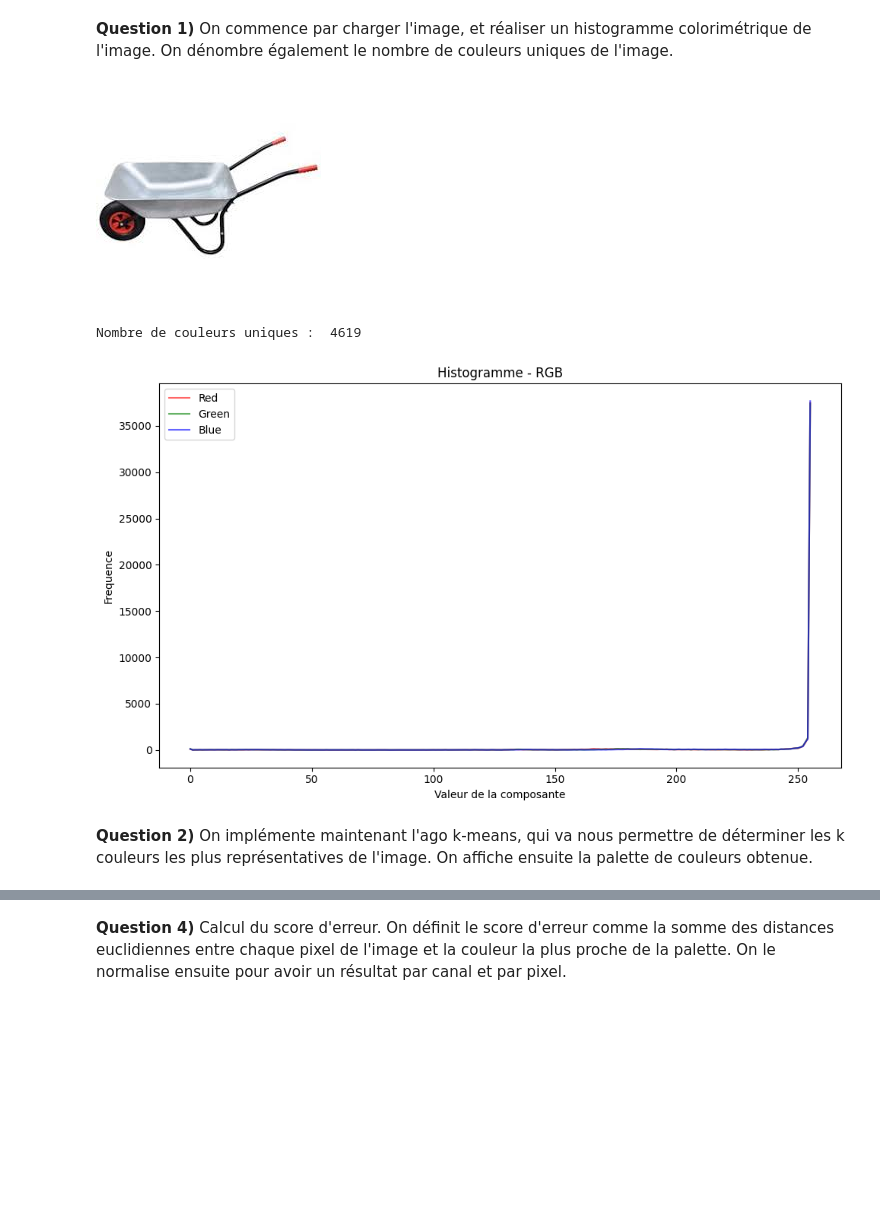
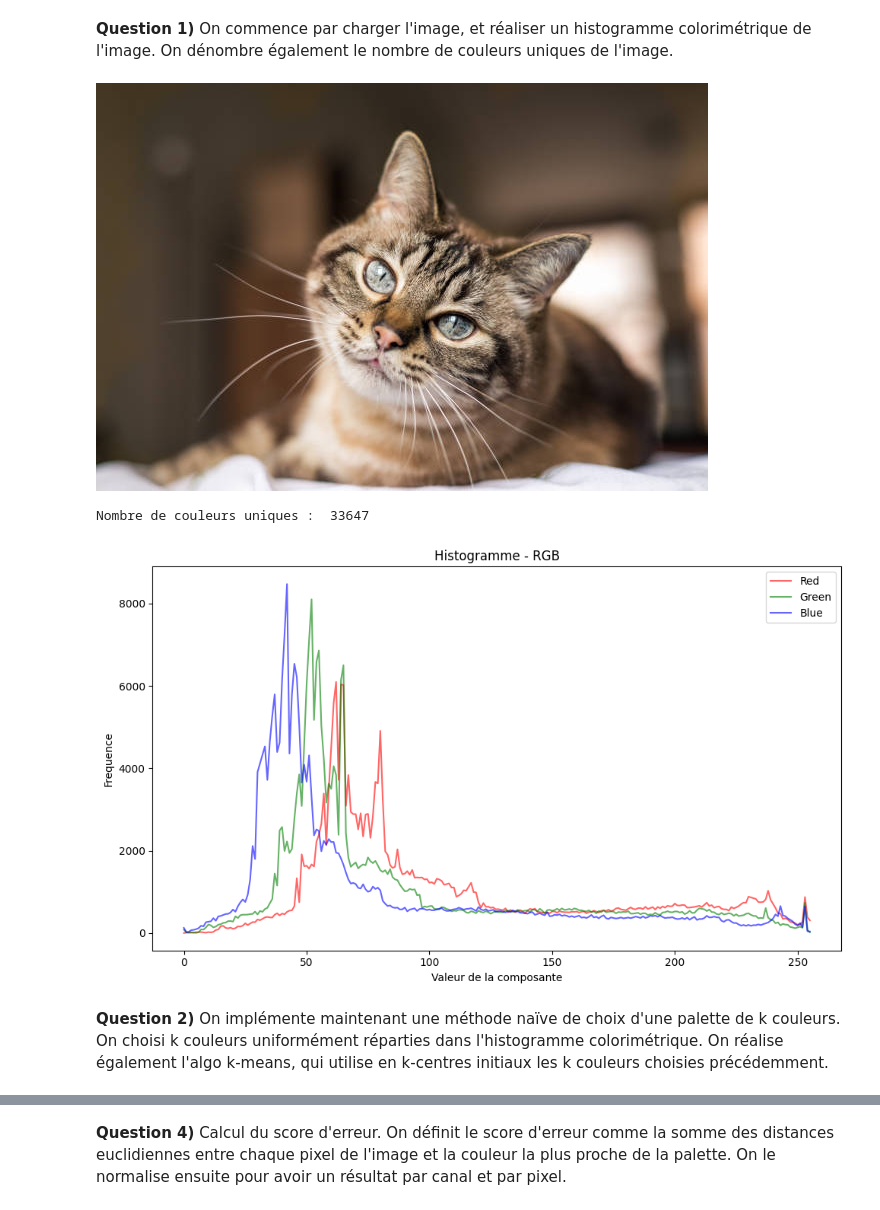
Before and after one commit to SVU12/ImagesQuantize, a Jupyter notebook: TD05/INF-TC1-td05.ipynb, the cells around one changed output, grey strips where cells are left out. Cells and saved outputs as stored; diff of their text form; code cells hidden in the pictures; blank space fills up the shorter version.

```diff
--- a/TD05/INF-TC1-td05.ipynb
+++ b/TD05/INF-TC1-td05.ipynb
@@ -162,38 +162,38 @@ import matplotlib.pyplot as plt
 from math import *
 import random
 
-im = Image.open("brouette.jpg")
+im = Image.open("chat.jpg")
 im = im.convert("RGB")
 px = im.load()
 display(im)
 print("Nombre de couleurs uniques : ", len(im.getcolors(im.size[0]*im.size[1]))) #La fonction getcolors renvoie une liste de tuples (nombre de pixels, couleur) et prend en argument le nombre de couleurs max.
 
 
 #On utilise la fonction histogram de PIL
 r, g, b = im.split()
 hist_r = r.histogram()
 hist_g = g.histogram()
 hist_b = b.histogram()
 indice = [i for i in range(256)]
 
 #On affiche les courbes
 plt.figure(figsize=(10, 6))
 plt.plot(indice,hist_r,  color='r', alpha=0.6, label='Red')
 plt.plot(indice,hist_g,  color='g', alpha=0.6, label='Green')
 plt.plot(indice,hist_b, color='b', alpha=0.6, label='Blue')
 plt.xlabel('Valeur de la composante')
 plt.ylabel('Frequence')
 plt.title('Histogramme - RGB')
 plt.legend()
 
 plt.tight_layout()
 plt.show()
 
 #Nombres de coiuleurs différentes
 # %% [output]
-[figure, old version]
+[figure, new version]
-Nombre de couleurs uniques :  4619
+Nombre de couleurs uniques :  33647
-[figure, old version]
+[figure, new version]
 # %%
 
 def draw_rectangle(rgb_color):
@@ -222,8 +222,9 @@ def getPixel(x : int,y : int,px):
     Renvoie le pixel de coordonnées (x,y) de l'image px
     """
     return px[x,y]
-# %% [markdown]
-**Question 2)** On implémente maintenant l'ago k-means, qui va nous permettre de déterminer les k couleurs les plus représentatives de l'image. On affiche ensuite la palette de couleurs obtenue.
+# %% [markdown]
+**Question 2)** On implémente maintenant une méthode naïve de choix d'une palette de k couleurs. On choisi k couleurs uniformément réparties dans l'histogramme colorimétrique.
+On réalise également l'algo k-means, qui utilise en k-centres initiaux les k couleurs choisies précédemment.
 # %%
 def naif(k_total : int, im) ->list:
 
```
Also changed, not shown: parts of 23 cells of this notebook, 8 other files.
